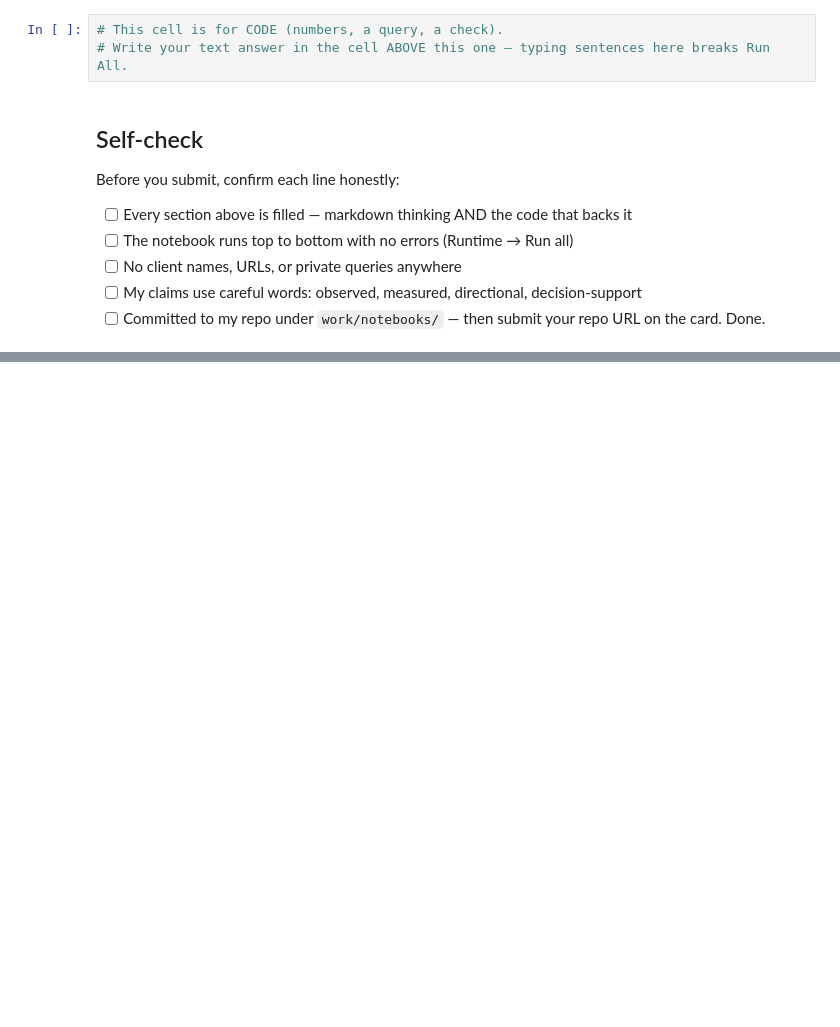
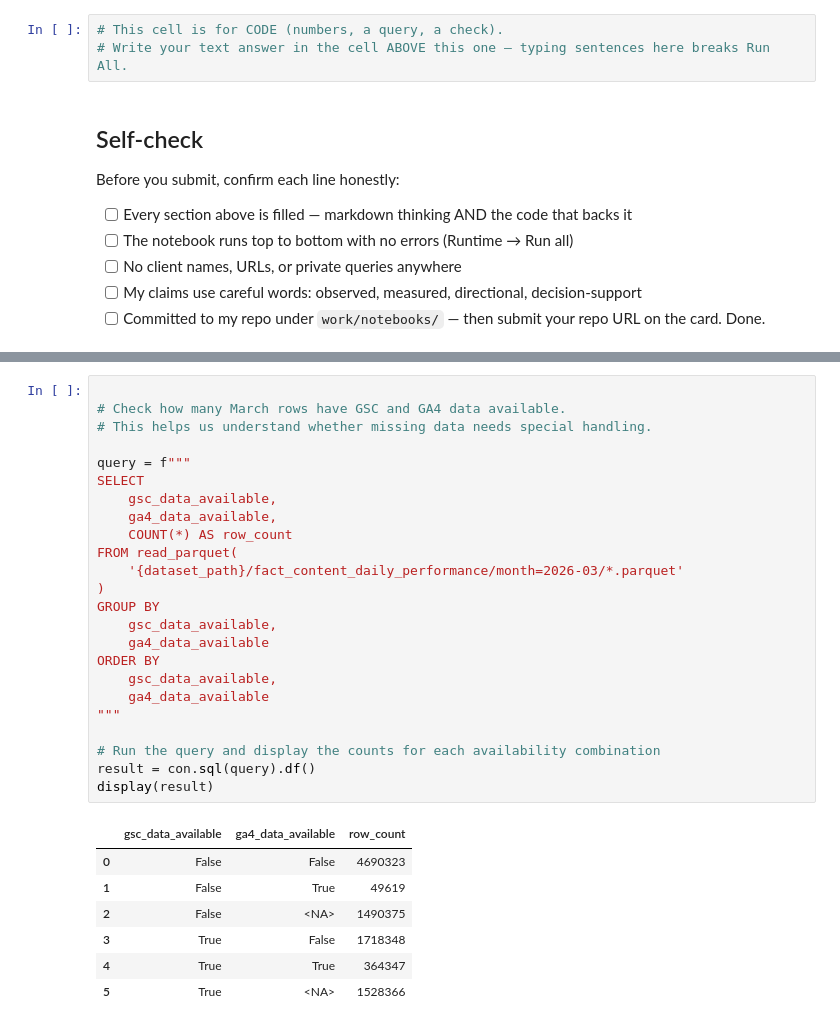
Before and after one commit to imamaparivash-insan/run.starter.notebook, a Jupyter notebook: work/notebooks/w03_data_contract.ipynb, the cells around one changed output, grey strips where cells are left out. Drawn from its saved outputs; the diff is of its cells as text; blank space fills up the shorter version.

```diff
--- a/work/notebooks/w03_data_contract.ipynb
+++ b/work/notebooks/w03_data_contract.ipynb
@@ -46,0 +404,32 @@ Before you submit, confirm each line honestly:
+# %%
+
+# Check how many March rows have GSC and GA4 data available.
+# This helps us understand whether missing data needs special handling.
+
+query = f"""
+SELECT
+    gsc_data_available,
+    ga4_data_available,
+    COUNT(*) AS row_count
+FROM read_parquet(
+    '{dataset_path}/fact_content_daily_performance/month=2026-03/*.parquet'
+)
+GROUP BY
+    gsc_data_available,
+    ga4_data_available
+ORDER BY
+    gsc_data_available,
+    ga4_data_available
+"""
+
+# Run the query and display the counts for each availability combination
+result = con.sql(query).df()
+display(result)
+# %% [output]
+|  | gsc_data_available | ga4_data_available | row_count |
+| 0 | False | False | 4690323 |
+| 1 | False | True | 49619 |
+| 2 | False | <NA> | 1490375 |
+| 3 | True | False | 1718348 |
+| 4 | True | True | 364347 |
+| 5 | True | <NA> | 1528366 |
```
Also changed, not shown: parts of 20 cells of this notebook.
